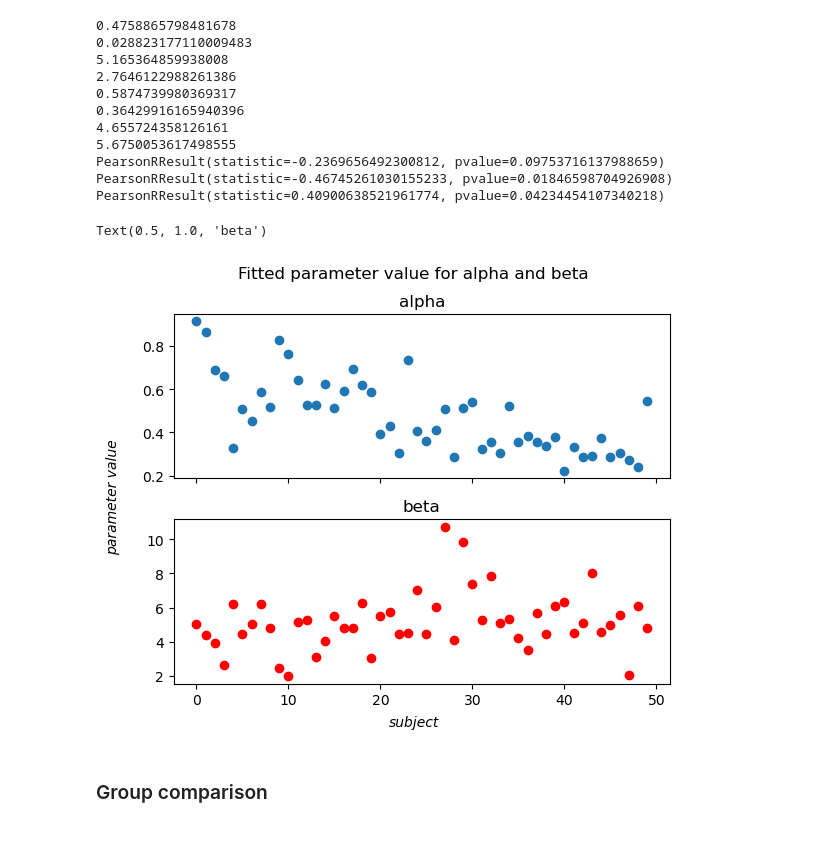
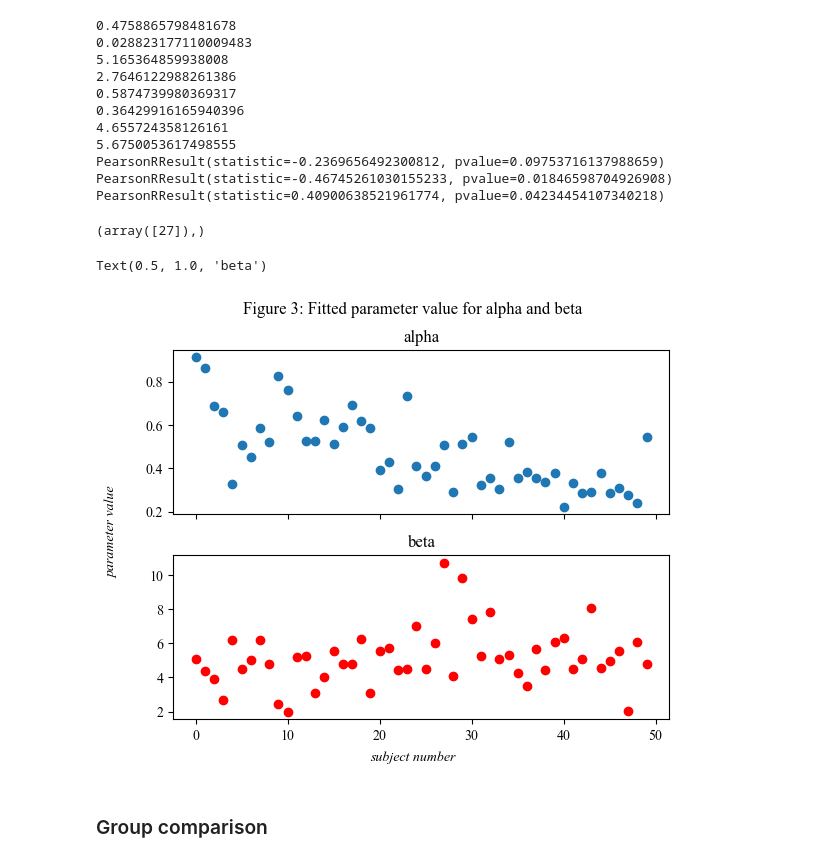
Before and after one commit to a-ishiyama/comp-neuro, a Jupyter notebook: code.ipynb, the cells around one changed output. Cells and saved outputs as stored; diff of their text form; code cells hidden in the pictures.

```diff
--- a/code.ipynb
+++ b/code.ipynb
@@ -3,9 +3,8 @@ import numpy as np
 import scipy as sp
 import matplotlib.pyplot as plt
 import pandas as pd
-import mpmath
-import math
-from decimal import Decimal,getcontext
+from sklearn.metrics import confusion_matrix
+plt.rcParams["font.family"] = "Times New Roman"
 # %%
 stai_scores = np.array(pd.read_csv(r'stai_scores.csv', header=None)[0])
 inst_choices = np.array(pd.read_csv(r'inst_choices.csv', header=None))
@@ -227,19 +280,23 @@ print(sp.stats.pearsonr(fitted_alpha[25:], fitted_beta[25:]))
 PearsonRResult(statistic=-0.2369656492300812, pvalue=0.09753716137988659)
 PearsonRResult(statistic=-0.46745261030155233, pvalue=0.01846598704926908)
 PearsonRResult(statistic=0.40900638521961774, pvalue=0.04234454107340218)
+# %%
+np.where(fitted_beta>10)
+# %% [output]
+(array([27]),)
 # %%
 fig, ax = plt.subplots(2, sharex=True)
-fig.suptitle('Fitted parameter value for alpha and beta')
-fig.text(0.5, 0.03, 'subject', horizontalalignment ='center', verticalalignment = 'center', fontstyle = 'italic')
+fig.suptitle('Figure 3: Fitted parameter value for alpha and beta')
+fig.text(0.5, 0.03, 'subject number', horizontalalignment ='center', verticalalignment = 'center', fontstyle = 'italic')
 fig.text(0.03, 0.5, 'parameter value', horizontalalignment ='center', verticalalignment = 'center', rotation = 'vertical', fontstyle = 'italic')
 fig.subplots_adjust(hspace = 0.25)
 ax[0].scatter(np.arange(0,50,1),fitted_alpha)
 ax[0].set_title('alpha')
 ax[1].scatter(np.arange(0,50,1),fitted_beta, color = 'red')
 ax[1].set_title('beta')
 # %% [output]
 Text(0.5, 1.0, 'beta')
-[figure, old version]
+[figure, new version]
 # %% [markdown]
 ### Group comparison
 # %%
```
Also changed, not shown: parts of 24 cells of this notebook.
